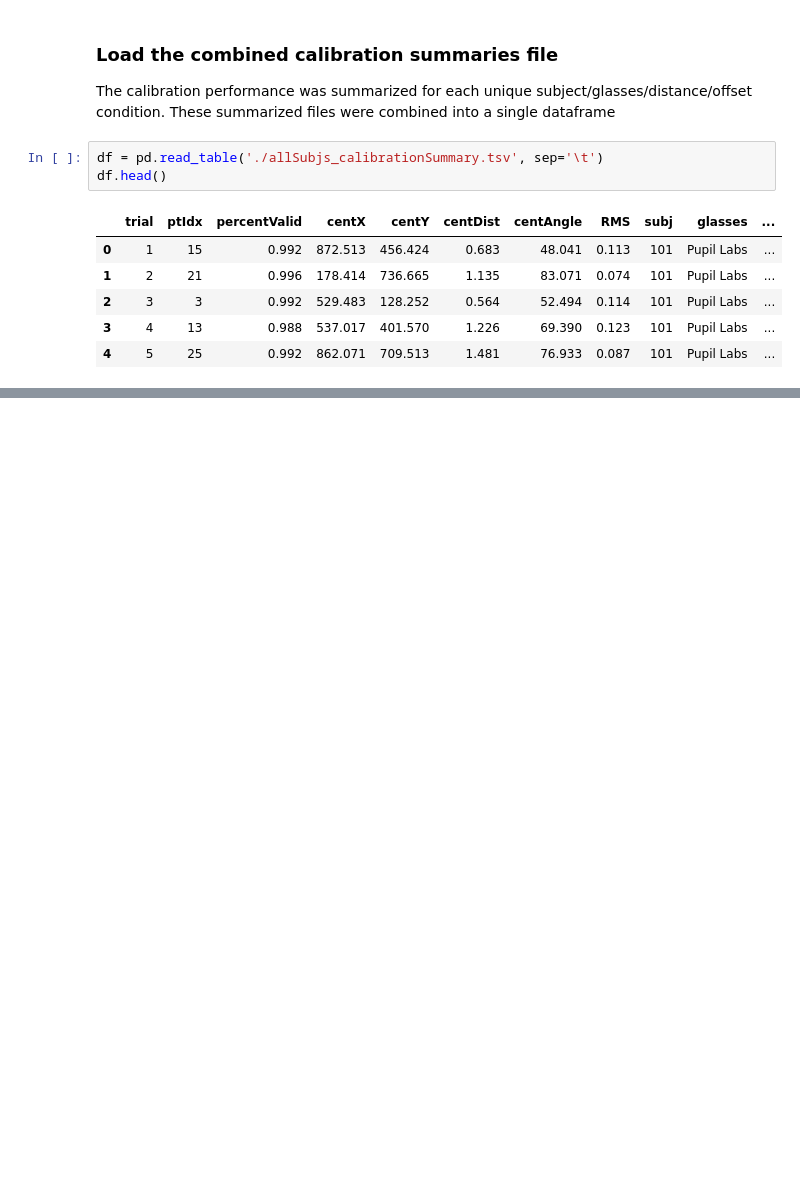
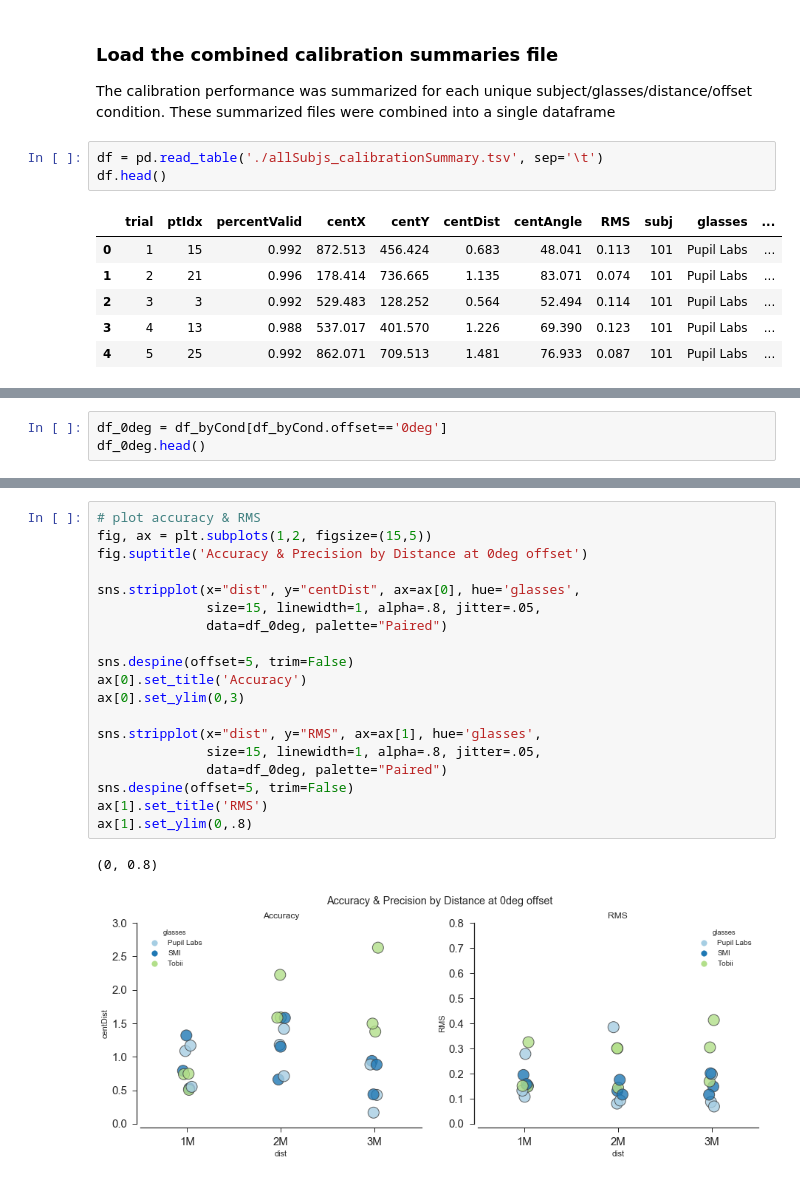
Before and after one commit to jeffmacinnes/glassesCalibration, a Jupyter notebook: analysis/calibrationAnalyses.ipynb, the cells around one changed output, grey strips where cells are left out. Cells and saved outputs as stored; diff of their text form; blank space fills up the shorter version.

```diff
--- a/analysis/calibrationAnalyses.ipynb
+++ b/analysis/calibrationAnalyses.ipynb
@@ -176,0 +208,3 @@ df_0deg_center.shape
+# %%
+df_0deg = df_byCond[df_byCond.offset=='0deg']
+df_0deg.head()
@@ -176,0 +241,22 @@ df_0deg_center.shape
+# %%
+# plot accuracy & RMS
+fig, ax = plt.subplots(1,2, figsize=(15,5))
+fig.suptitle('Accuracy & Precision by Distance at 0deg offset')
+
+sns.stripplot(x="dist", y="centDist", ax=ax[0], hue='glasses',
+              size=15, linewidth=1, alpha=.8, jitter=.05,
+              data=df_0deg, palette="Paired")
+
+sns.despine(offset=5, trim=False)
+ax[0].set_title('Accuracy')
+ax[0].set_ylim(0,3)
+
+sns.stripplot(x="dist", y="RMS", ax=ax[1], hue='glasses',
+              size=15, linewidth=1, alpha=.8, jitter=.05,
+              data=df_0deg, palette="Paired")
+sns.despine(offset=5, trim=False)
+ax[1].set_title('RMS')
+ax[1].set_ylim(0,.8)
+# %% [output]
+(0, 0.8)
+[figure, added]
```
Also changed, not shown: parts of 40 cells of this notebook.
